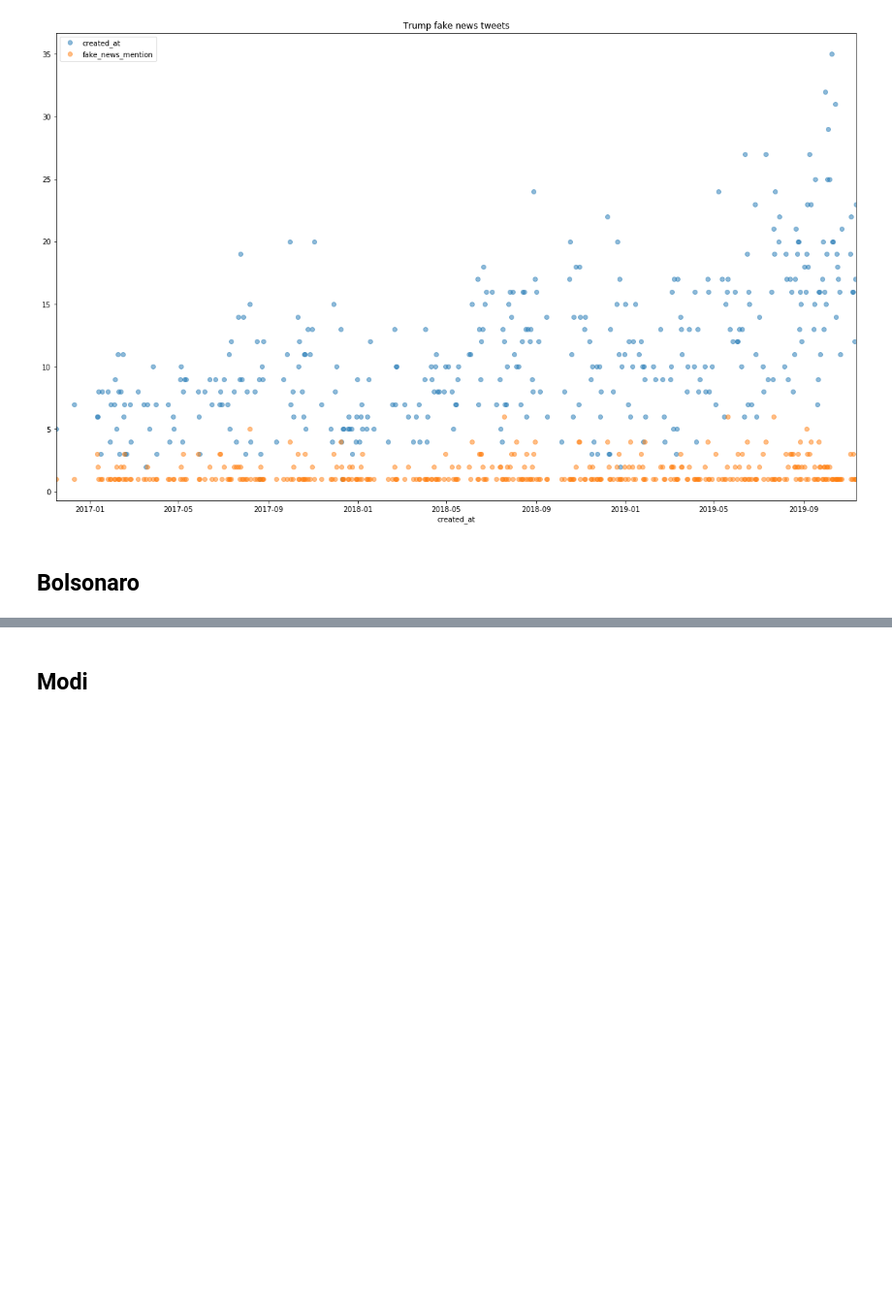
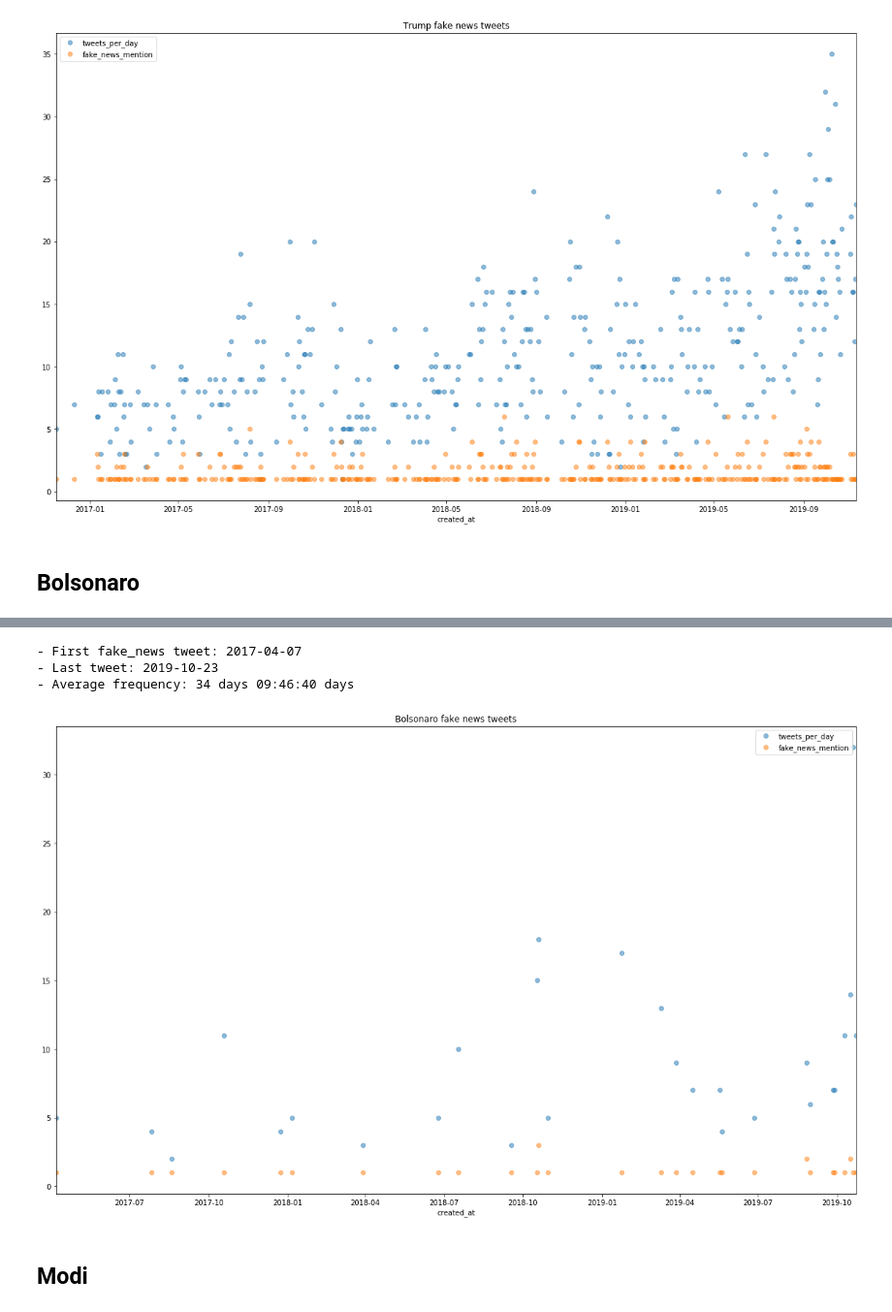
Before and after one commit to cmdelaserna/tweets-analysis, a Jupyter notebook: Fake News in Twitter.ipynb, the cells around one changed output, grey strips where cells are left out. Shown at 97% size. Cells and saved outputs as stored; diff of their text form; code cells hidden in the pictures; blank space fills up the shorter version.

Commit message:
new method to calculate frequency of tweets

```diff
--- a/Fake News in Twitter.ipynb
+++ b/Fake News in Twitter.ipynb
@@ -62,6 +64,6 @@ Index(['id', 'conversation_id', 'created_at', 'date', 'time', 'timezone',
 # %%
 #Make text for twitter lowercase to search for matching expressions
-trump['text_lower'] = trump.tweet.str.lower()
-bolsonaro['text_lower'] = bolsonaro.tweet.str.lower()
-modi['text_lower'] = modi.tweet.str.lower()
+
+for sources in data_sources:
+    sources['text_lower'] = sources.tweet.str.lower()
 # %% [markdown]
@@ -89,24 +96,20 @@ def fake_news_mentions(data, match = []):
 
 def aggregate_tweets_day(data, title_vis):
 
-    global fake_news
-
-    d = {'timestamp':'tweets_per_day'}
+    d = {'created_at':'tweets_per_day'}
     new_df = data.groupby(data.created_at.dt.date).\
     agg({'created_at':'count', 'fake_news_mention':'sum'}).rename(columns=d)
 
     fake_news = new_df[new_df['fake_news_mention'] > 0]
     fake_news.plot(style='o', alpha = 0.5)
+    res = fake_news.index.to_series().diff()
 
     plt.title(title_vis)
 
-    print('- Total tweets mentioning fake news expressions between {}-{}: {}'.\
-          format(data.date.min(), data.date.max(),fake_news.fake_news_mention.sum()))
-    print('- First tweet: {}'.format(fake_news.index.min()))
+    print('- First fake_news tweet: {}'.format(fake_news.index.min()))
     print('- Last tweet: {}'.format(fake_news.index.max()))
 
-    res = (pd.Series(fake_news.index[1:]) - pd.Series(fake_news.index[:-1])).value_counts()
-    print('- Average frequency: {0:.2f} days'.format(res.mean()))
+    print('- Average frequency: {} days'.format(res.mean()))
 # %% [markdown]
 ## Trump
 # %%
@@ -166,3 +135,10 @@ Name: enemy of the people, dtype: int64
+# %%
+aggregate_tweets_day(bolsonaro, "Bolsonaro fake news tweets")
+# %% [output]
+- First fake_news tweet: 2017-04-07
+- Last tweet: 2019-10-23
+- Average frequency: 34 days 09:46:40 days
+[figure, added]
 # %% [markdown]
 ## Modi
 # %%
```
Also changed, not shown: parts of 9 cells of this notebook.
